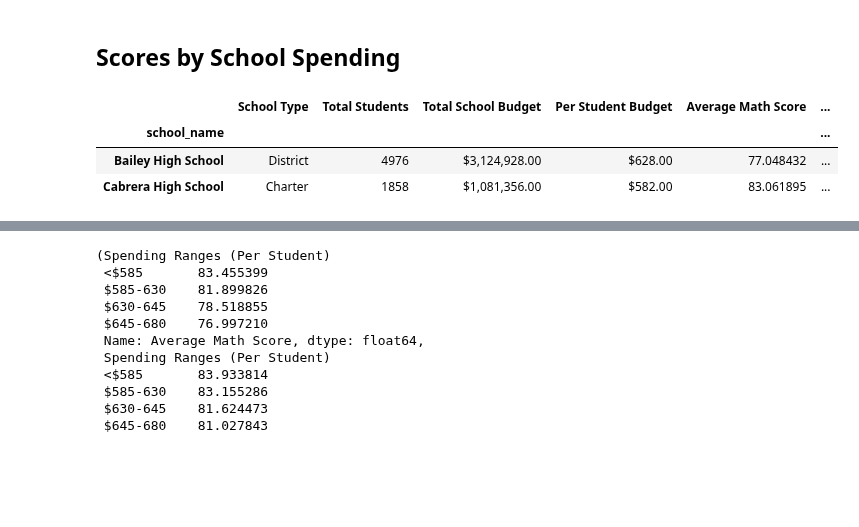
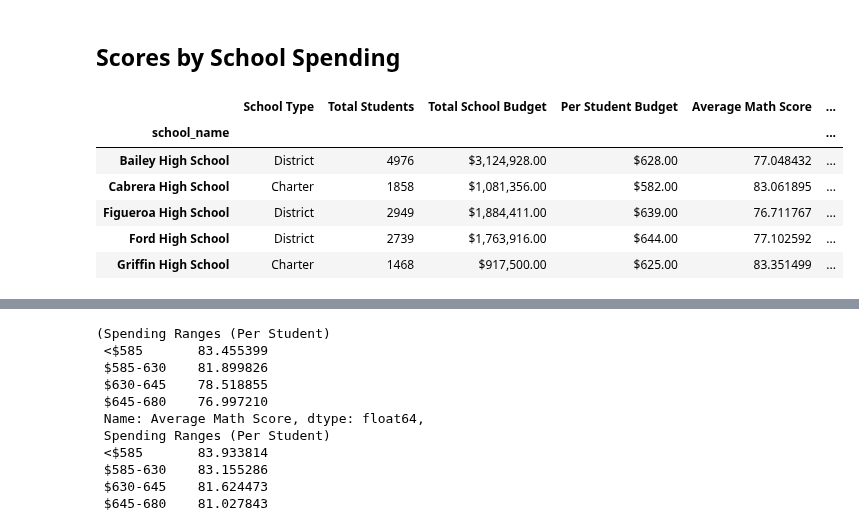
Before and after one commit to munozjon/pandas-challenge, a Jupyter notebook: PyCitySchools/PyCitySchools.ipynb, the cells around one changed output, grey strips where cells are left out. Drawn from its saved outputs; the diff is of its cells as text; code cells hidden in the pictures; blank space fills up the shorter version.

```diff
--- a/PyCitySchools/PyCitySchools.ipynb
+++ b/PyCitySchools/PyCitySchools.ipynb
@@ -456,11 +456,14 @@ labels = ["<$585", "$585-630", "$630-645", "$645-680"]
 # %%
 # Create a copy of the school summary since it has the "Per Student Budget"
 school_spending_df = per_school_summary.copy()
 
-school_spending_df.head(2)
+school_spending_df.head()
 # %% [output]
 |  | School Type | Total Students | Total School Budget | Per Student Budget | Average Math Score | ... |
 | school_name |  |  |  |  |  | ... |
 | Bailey High School | District | 4976 | $3,124,928.00 | $628.00 | 77.048432 | ... |
 | Cabrera High School | Charter | 1858 | $1,081,356.00 | $582.00 | 83.061895 | ... |
+| Figueroa High School | District | 2949 | $1,884,411.00 | $639.00 | 76.711767 | ... |
+| Ford High School | District | 2739 | $1,763,916.00 | $644.00 | 77.102592 | ... |
+| Griffin High School | Charter | 1468 | $917,500.00 | $625.00 | 83.351499 | ... |
 # %%
```
Also changed, not shown: parts of 4 cells of this notebook.
